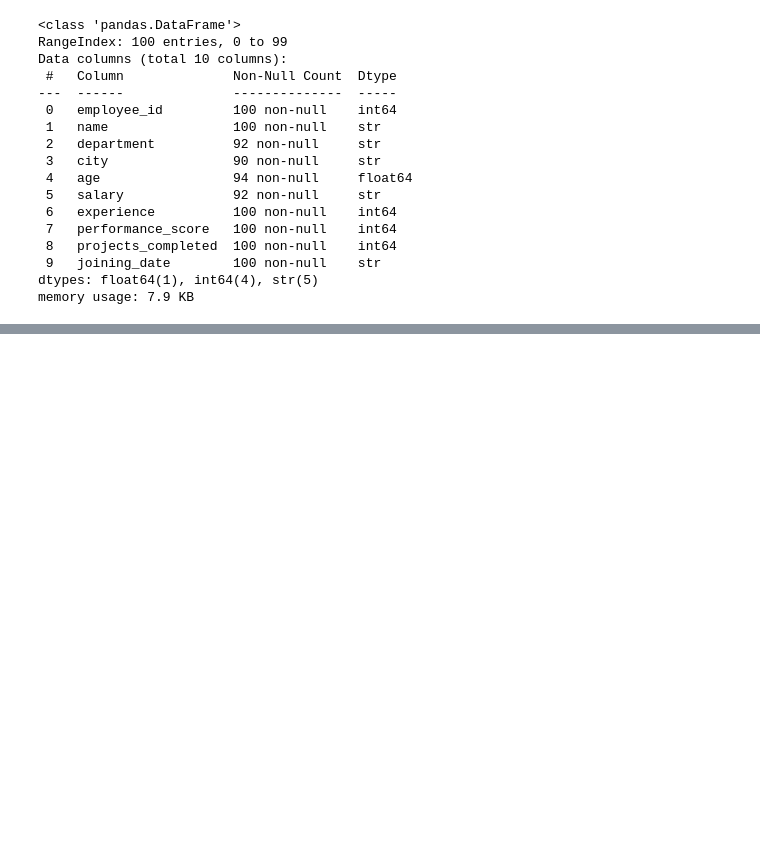
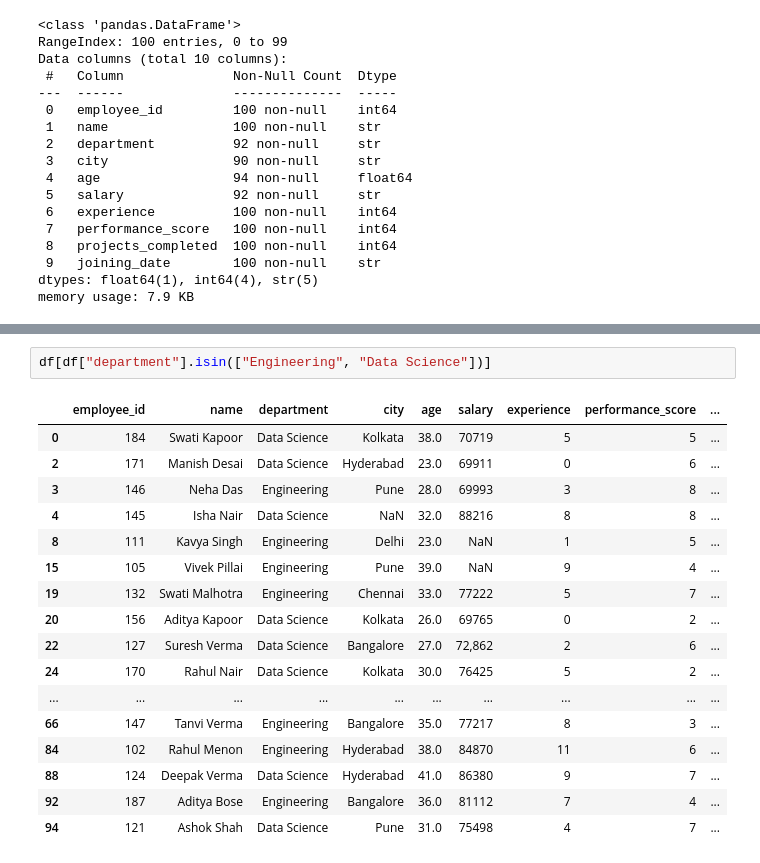
Before and after one commit to sanathecoder/PY, a Jupyter notebook: Pandas/pandas.ipynb, the cells around one changed output, grey strips where cells are left out. Saved outputs shown, nothing was run; the diff lists cells and outputs as text; blank space fills up the shorter version.

```diff
--- a/Pandas/pandas.ipynb
+++ b/Pandas/pandas.ipynb
@@ -154,0 +160,20 @@ df[ df["age"] > 40]
+# %%
+df[df["department"].isin(["Engineering", "Data Science"])]
+# %% [output]
+|  | employee_id | name | department | city | age | salary | experience | performance_score | ... |
+| 0 | 184 | Swati Kapoor | Data Science | Kolkata | 38.0 | 70719 | 5 | 5 | ... |
+| 2 | 171 | Manish Desai | Data Science | Hyderabad | 23.0 | 69911 | 0 | 6 | ... |
+| 3 | 146 | Neha Das | Engineering | Pune | 28.0 | 69993 | 3 | 8 | ... |
+| 4 | 145 | Isha Nair | Data Science | NaN | 32.0 | 88216 | 8 | 8 | ... |
+| 8 | 111 | Kavya Singh | Engineering | Delhi | 23.0 | NaN | 1 | 5 | ... |
+| 15 | 105 | Vivek Pillai | Engineering | Pune | 39.0 | NaN | 9 | 4 | ... |
+| 19 | 132 | Swati Malhotra | Engineering | Chennai | 33.0 | 77222 | 5 | 7 | ... |
+| 20 | 156 | Aditya Kapoor | Data Science | Kolkata | 26.0 | 69765 | 0 | 2 | ... |
+| 22 | 127 | Suresh Verma | Data Science | Bangalore | 27.0 | 72,862 | 2 | 6 | ... |
+| 24 | 170 | Rahul Nair | Data Science | Kolkata | 30.0 | 76425 | 5 | 2 | ... |
+| ... | ... | ... | ... | ... | ... | ... | ... | ... | ... |
+| 66 | 147 | Tanvi Verma | Engineering | Bangalore | 35.0 | 77217 | 8 | 3 | ... |
+| 84 | 102 | Rahul Menon | Engineering | Hyderabad | 38.0 | 84870 | 11 | 6 | ... |
+| 88 | 124 | Deepak Verma | Data Science | Hyderabad | 41.0 | 86380 | 9 | 7 | ... |
+| 92 | 187 | Aditya Bose | Engineering | Bangalore | 36.0 | 81112 | 7 | 4 | ... |
+| 94 | 121 | Ashok Shah | Data Science | Pune | 31.0 | 75498 | 4 | 7 | ... |
```
Also changed, not shown: parts of 14 cells of this notebook.
